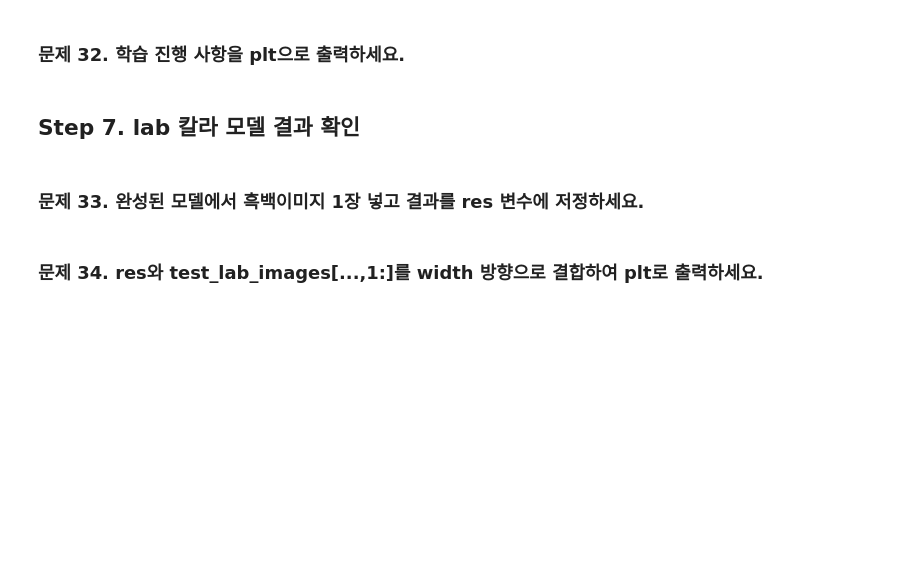
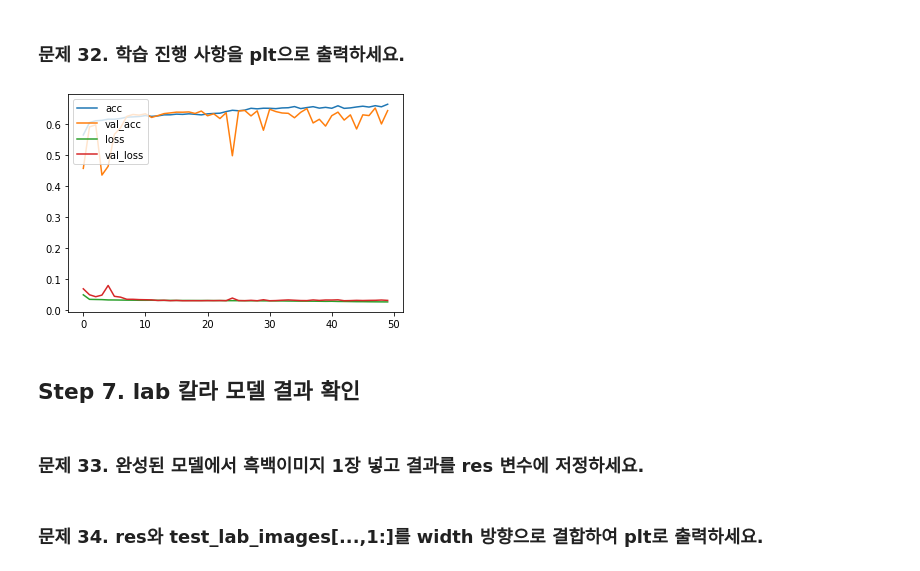
Before and after one commit to boossiman2/FastCampus-Deeplearning300, a Jupyter notebook: Part2_Image change/2_4_흑백 칼라 전환 - 오래된 흑백 사진을 흐릿한 컬러 사진으로 복원하기.ipynb, the cells around one changed output. Drawn from its saved outputs; the diff is of its cells as text; code cells hidden in the pictures; blank space fills up the shorter version.

```diff
--- a/Part2_Image change/2_4_흑백 칼라 전환 - 오래된 흑백 사진을 흐릿한 컬러 사진으로 복원하기.ipynb
+++ b/Part2_Image change/2_4_흑백 칼라 전환 - 오래된 흑백 사진을 흐릿한 컬러 사진으로 복원하기.ipynb
@@ -400,3 +481,5 @@ plt.show()
 ### 문제 29. 모델을 할당 받고 서머리를 출력해보세요.
 # %%
 # unet_lab() 모델을 할당 받고 서머리를 출력하는 코드를 작성하세요.
+model2 = unet_lab()
+model2.summary()
@@ -404,5 +505,6 @@ plt.show()
 ### 문제 30. 만든 모델에 로스와 옵티마이저, 메트릭을 설정하세요.
 # %%
 # 만든 모델에 loss는 mae, optimizer는 adam 매트릭은 accuracy으로 설정하는 코드를 작성하세요.
+model2.compile(loss='mae', optimizer='adam', metrics=['acc'])
 # %% [markdown]
 ### 문제 31. 만든 모델에 train_lab_images[...,0], train_lab_images[...,1:]를 학습시켜 보세요.
@@ -409,2 +523,9 @@ plt.show()
 # %%
 # train_lab_images[...,0], 학습시키고 50 epochs을 돌리고 그 진행 사항을 hist에 저장하는 코드를 작성하세요.
+hist = model2.fit(
+    train_lab_images[...,0:1],
+    train_lab_images[...,1:],
+    validation_data = (test_lab_images[...,0:1], test_lab_images[...,1:]),
+    epochs = 50,
+    verbose = 1
+)
@@ -415,3 +552,13 @@ plt.show()
+# %%
+# hist의 accuracy plt의 plot을 이용하여 출력하는 코드를 작성하세요.
+plt.plot(hist.history['acc'], label='acc')
+plt.plot(hist.history['val_acc'], label='val_acc')
+plt.plot(hist.history['loss'], label='loss')
+plt.plot(hist.history['val_loss'], label='val_loss')
+plt.legend(loc='upper left')
+plt.show()
+# %% [output]
+[figure, added]
 # %% [markdown]
 ## Step 7. lab 칼라 모델 결과 확인
 # %% [markdown]
```
Also changed, not shown: parts of 29 cells of this notebook.
